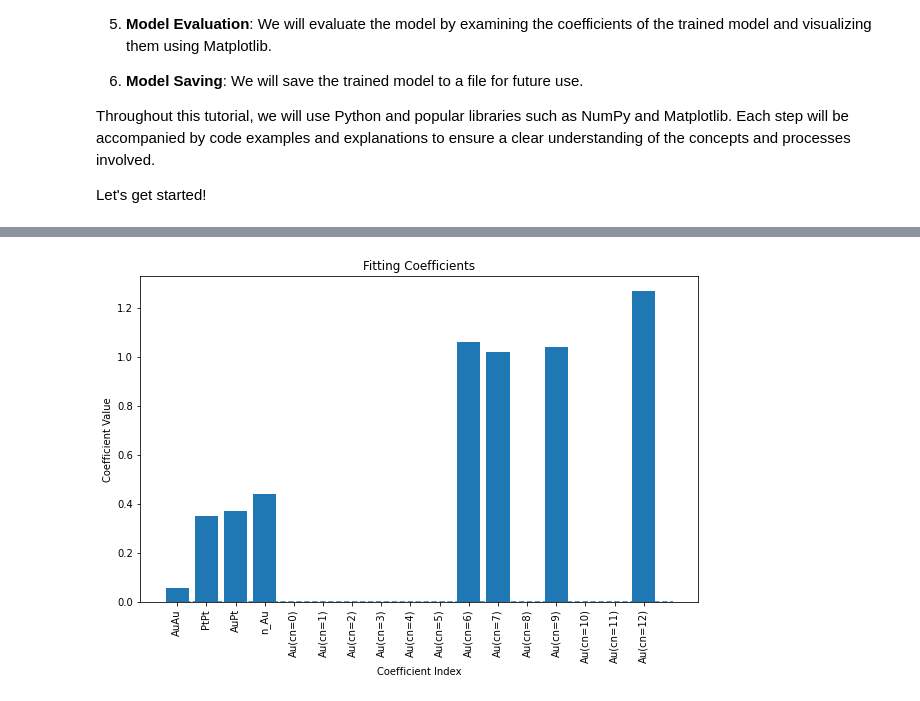
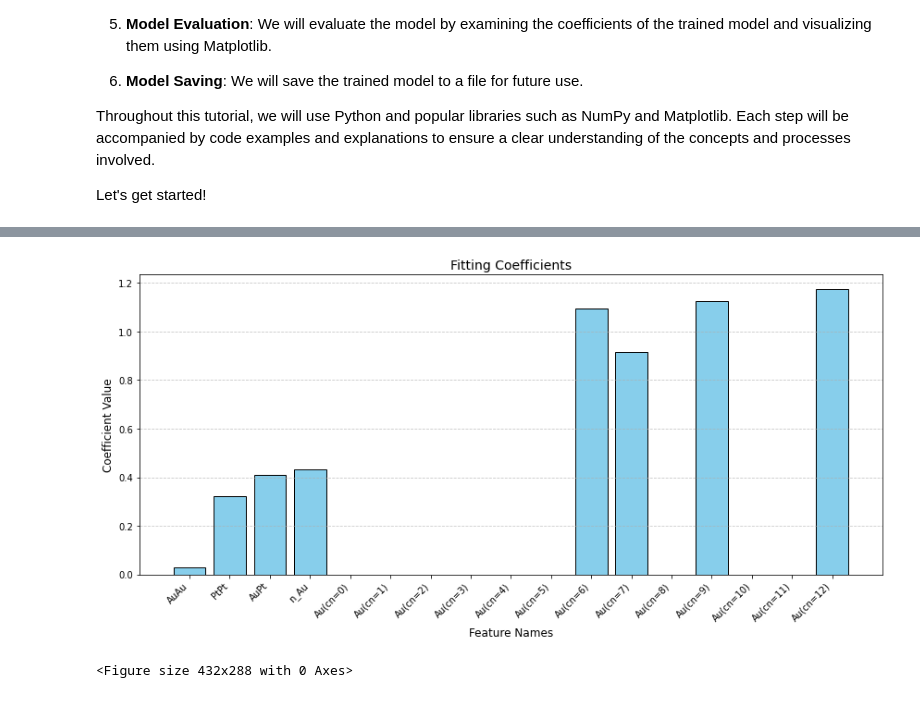
Before and after one commit to farrisric/npl, a Jupyter notebook: examples/train_TOP.ipynb, the cells around one changed output, grey strips where cells are left out. Drawn from its saved outputs; the diff is of its cells as text; code cells hidden in the pictures.

```diff
--- a/examples/train_TOP.ipynb
+++ b/examples/train_TOP.ipynb
@@ -77,23 +78,30 @@ plot_learning_curves(X, y, n_atoms,
 # %%
 import numpy as np
 import matplotlib.pyplot as plt
 
-# Get the coefficients
+# Get the coefficients from the calculator
 coefficients = calculator.get_coefficients()
 # Get the feature names from the classifier
 feature_names = classifier.get_feature_labels()
 
-# Plot the coefficients with feature names as x labels
-plt.figure(figsize=(10, 6))
-plt.bar(range(len(coefficients)), coefficients)
-plt.hlines(0, 0, len(coefficients), linestyles='dashed')
-plt.xticks(range(len(coefficients)), feature_names, rotation=90)
-plt.xlabel('Coefficient Index')
-plt.ylabel('Coefficient Value')
-plt.title('Fitting Coefficients')
+# Plotting the coefficients with feature names as x labels
+plt.figure(figsize=(12, 6))  # Set figure size for better visibility
+plt.bar(range(len(coefficients)), coefficients, color='skyblue', edgecolor='black')
+plt.axhline(0, color='gray', linestyle='--', linewidth=1)  # Improved horizontal line for zero reference
+
+# Set x-ticks with feature names and rotate for clarity
+plt.xticks(range(len(coefficients)), feature_names, rotation=45, ha='right', fontsize=10)
+plt.xlabel('Feature Names', fontsize=12)  # Improved label
+plt.ylabel('Coefficient Value', fontsize=12)
+plt.title('Fitting Coefficients', fontsize=14)  # Increased title font size
+plt.grid(axis='y', linestyle='--', alpha=0.7)  # Added grid for better readability
+
+plt.tight_layout()  # Adjust layout to make room for rotated labels
 plt.show()
+plt.savefig('/home/riccardo/bin/repos/NPlib/docs/images/coefficients.png', dpi=200)
 # %% [output]
-[figure, old version]
+[figure, new version]
+<Figure size 432x288 with 0 Axes>
 # %%
 import pickle
 
```
Also changed, not shown: parts of 2 cells of this notebook, 5 other files.
